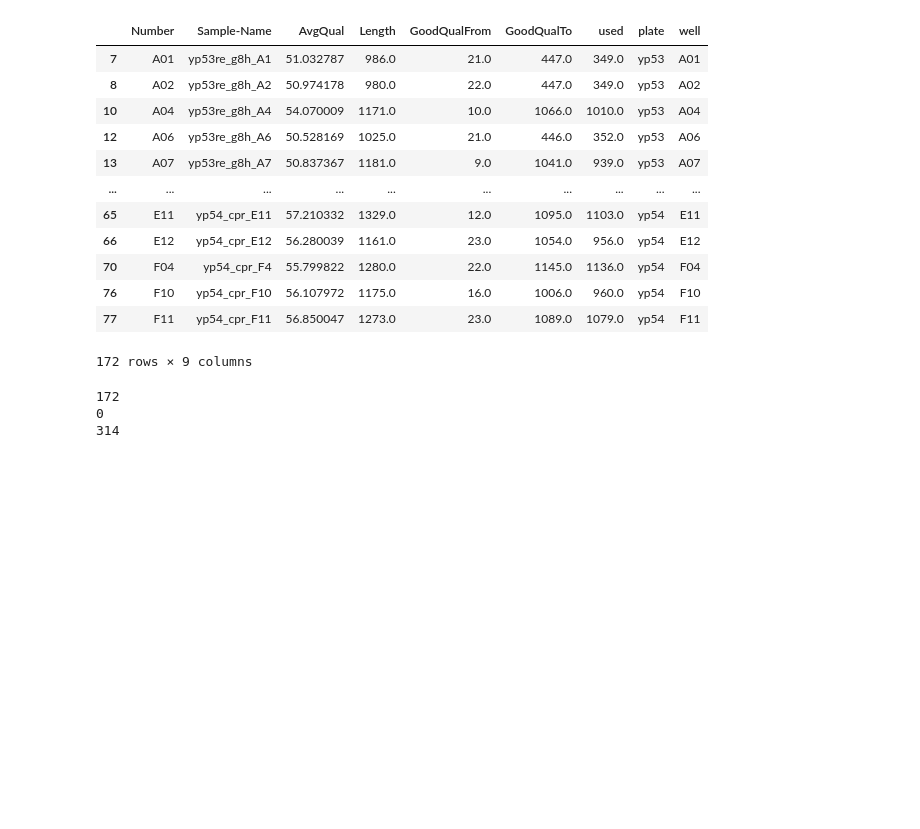
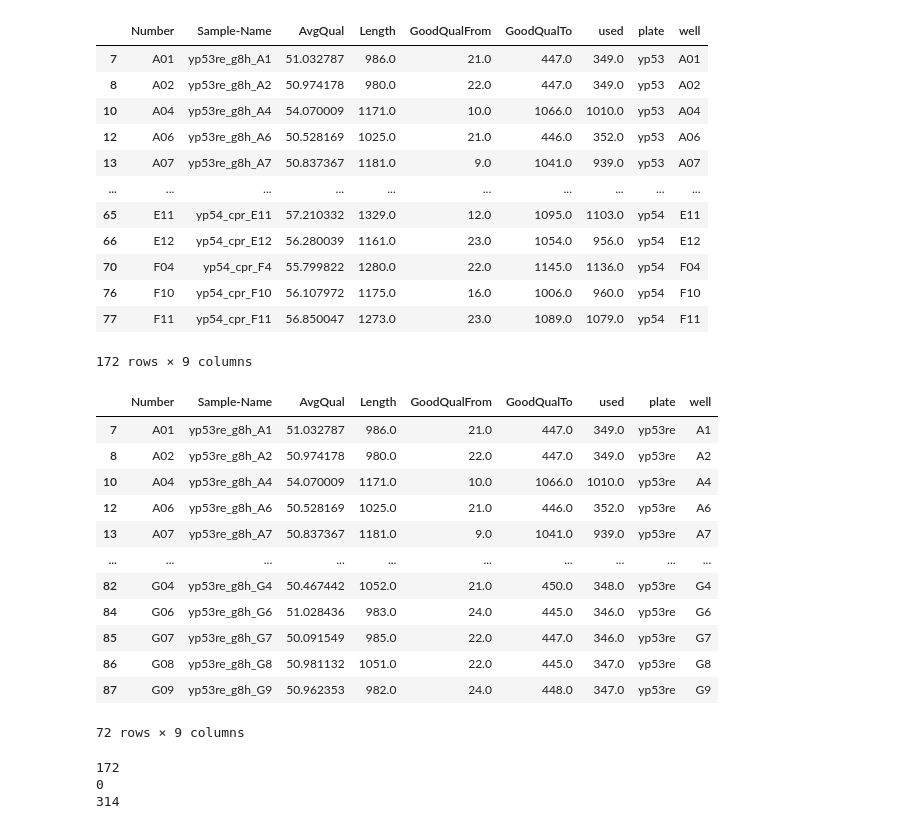
Before and after one commit to hiyama341/ConStrain, a Jupyter notebook: notebooks/10-TEST-Library_Characterization2.ipynb, the cells around one changed output. Cells and saved outputs as stored; diff of their text form; code cells hidden in the pictures; blank space fills up the shorter version.

Commit message:
reformatted test fixed

```diff
--- a/notebooks/10-TEST-Library_Characterization2.ipynb
+++ b/notebooks/10-TEST-Library_Characterization2.ipynb
@@ -760,6 +760,34 @@ all_data_frames
 | 76 | F10 | yp54_cpr_F10 | 56.107972 | 1175.0 | 16.0 | 1006.0 | 960.0 | yp54 | F10 |
 | 77 | F11 | yp54_cpr_F11 | 56.850047 | 1273.0 | 23.0 | 1089.0 | 1079.0 | yp54 | F11 |
 172 rows × 9 columns
+# %%
+sequencing_plates = pd.read_csv('../tests/files_for_testing/Plate2Seq.csv',index_col=False)
+# getting rid of first row
+df = [sequencing_plates]
+#Plate2SeqFunctions
+
+
+sliced = slicing_and_naming_seq_plates(df)
+list_of_dfs = plat_seq_data_wrangler(sliced)
+filtered_plates = plate_AvgQual(list_of_dfs)
+split_df = split_df_names(filtered_plates)
+all_data_frames = concatenating_list_of_dfs(split_df)
+# %%
+all_data_frames
+# %% [output]
+|  | Number | Sample-Name | AvgQual | Length | GoodQualFrom | GoodQualTo | used | plate | well |
+| 7 | A01 | yp53re_g8h_A1 | 51.032787 | 986.0 | 21.0 | 447.0 | 349.0 | yp53re | A1 |
+| 8 | A02 | yp53re_g8h_A2 | 50.974178 | 980.0 | 22.0 | 447.0 | 349.0 | yp53re | A2 |
+| 10 | A04 | yp53re_g8h_A4 | 54.070009 | 1171.0 | 10.0 | 1066.0 | 1010.0 | yp53re | A4 |
+| 12 | A06 | yp53re_g8h_A6 | 50.528169 | 1025.0 | 21.0 | 446.0 | 352.0 | yp53re | A6 |
+| 13 | A07 | yp53re_g8h_A7 | 50.837367 | 1181.0 | 9.0 | 1041.0 | 939.0 | yp53re | A7 |
+| ... | ... | ... | ... | ... | ... | ... | ... | ... | ... |
+| 82 | G04 | yp53re_g8h_G4 | 50.467442 | 1052.0 | 21.0 | 450.0 | 348.0 | yp53re | G4 |
+| 84 | G06 | yp53re_g8h_G6 | 51.028436 | 983.0 | 24.0 | 445.0 | 346.0 | yp53re | G6 |
+| 85 | G07 | yp53re_g8h_G7 | 50.091549 | 985.0 | 22.0 | 447.0 | 346.0 | yp53re | G7 |
+| 86 | G08 | yp53re_g8h_G8 | 50.981132 | 1051.0 | 22.0 | 445.0 | 347.0 | yp53re | G8 |
+| 87 | G09 | yp53re_g8h_G9 | 50.962353 | 982.0 | 24.0 | 448.0 | 347.0 | yp53re | G9 |
+72 rows × 9 columns
 # %%
 # lets limit the alingment to only reads that are of proper quality
 sample_names = all_data_frames['Sample-Name'].tolist()
```
Also changed, not shown: 3 other files.
